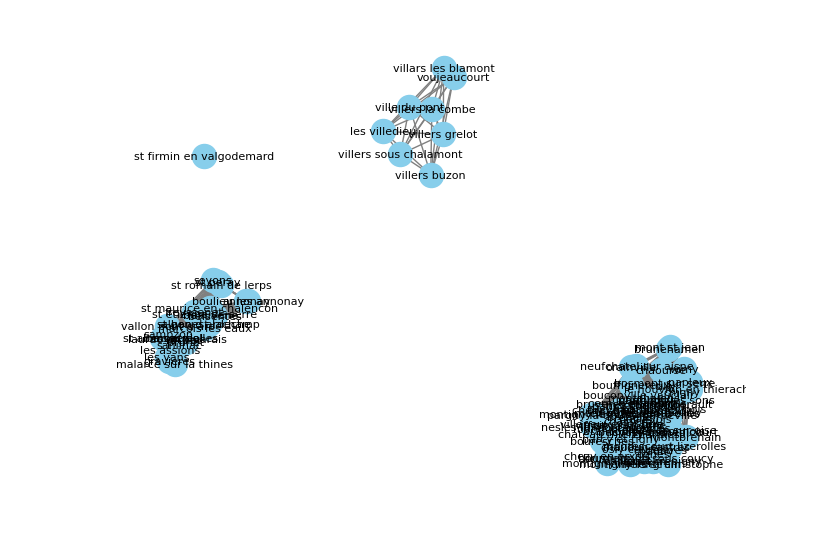
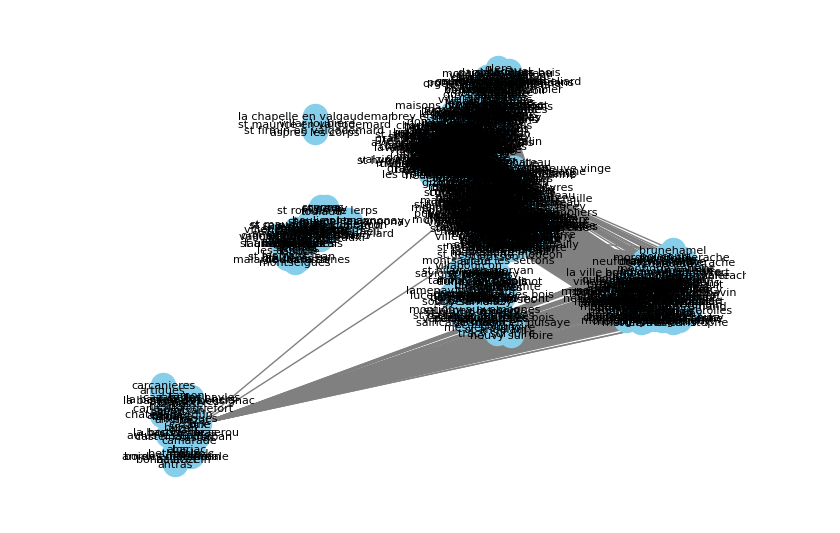
Before and after one commit to JeanBaptiste02/Travel-Order-Resolver, a Jupyter notebook: src/path_algorithm/algorithms/dijkstra_algorithm.ipynb, the cells around one changed output. Saved outputs shown, nothing was run; the diff lists cells and outputs as text; code cells hidden in the pictures.

```diff
--- a/src/path_algorithm/algorithms/dijkstra_algorithm.ipynb
+++ b/src/path_algorithm/algorithms/dijkstra_algorithm.ipynb
@@ -8,11 +8,13 @@ city_data_file = '../dataset/cities.csv'
 def create_graph(city_data_file):
     """Crée un graphe à partir des 100 premières lignes du fichier de données des villes."""
     graph = nx.Graph()
-    df = pd.read_csv(city_data_file, nrows=100)
+    df = pd.read_csv(city_data_file, nrows=1000)
 
+    # Ajouter des noeuds pour chaque ville
     for _, row in df.iterrows():
         graph.add_node(row['label'], pos=(row['latitude'], row['longitude']))
 
+    # Connecte les villes dans le même département ou à moins de 0.5 degrés de distance
     for _, city1 in df.iterrows():
         for _, city2 in df.iterrows():
             if city1['label'] != city2['label']:
@@ -20,6 +22,7 @@ def create_graph(city_data_file):
                 lat2, lon2 = city2['latitude'], city2['longitude']
                 distance = ((lat2 - lat1)**2 + (lon2 - lon1)**2) ** 0.5
 
+                # Connecter si dans le même département ou distance < 0.5
                 if city1['department_name'] == city2['department_name'] or distance < 0.5:
                     graph.add_edge(city1['label'], city2['label'], weight=distance)
 
@@ -42,33 +45,80 @@ def print_path_details(graph, path):
         for i in range(len(path) - 1):
             start = path[i]
             end = path[i + 1]
+            # Récupère le poids (distance) de l'arête entre deux villes consécutives
             distance = graph.edges[start, end]['weight']
             total_distance += distance
             print(f"{start} -> {end} : {distance:.2f} (Distance cumulée : {total_distance:.2f})")
-        print(f"Distance totale : {total_distance:.2f}")
+        print(f"Distance totale : {total_distance:.2f}\n")
     else:
         print("Aucun chemin trouvé.")
 
-def draw_graph(graph):
-    """Affiche le graphe avec les positions des villes."""
+def draw_graph(graph, paths):
+    """Affiche le graphe avec les positions des villes et les chemins en couleur."""
     pos = nx.get_node_attributes(graph, 'pos')
     nx.draw(graph, pos, with_labels=True, node_size=300, font_size=8, node_color="skyblue", edge_color="gray")
+
+    # Coloration des différents chemins pour distinguer les itinéraires
+    colors = ["red", "green", "blue", "purple", "orange"]
+    for i, path_edges in enumerate(paths):
+        nx.draw_networkx_edges(graph, pos, edgelist=path_edges, edge_color=colors[i % len(colors)], width=2)
     plt.show()
 
+# Création du graphe
 graph = create_graph(city_data_file)
-draw_graph(graph)
 
-start_city = 'ville du pont'
-target_city = 'voujeaucourt'
-path, length = dijkstra(graph, start_city, target_city)
-print_path_details(graph, path)
+# Définition des itinéraires à tester avec escales
+itineraries = [
+    ["ville du pont", "voujeaucourt"],
+    ["ville du pont", "montbéliard", "voujeaucourt"],
+    ["sochaux", "audincourt", "voujeaucourt"],
+    ["ville du pont", "sochaux", "montbéliard", "voujeaucourt"],
+    ["exincourt", "voujeaucourt", "montbéliard"]
+]
 
-if path:
-    path_edges = list(zip(path, path[1:]))
-    pos = nx.get_node_attributes(graph, 'pos')
-    nx.draw(graph, pos, with_labels=True, node_size=300, font_size=8, node_color="skyblue", edge_color="gray")
-    nx.draw_networkx_edges(graph, pos=pos, edgelist=path_edges, edge_color="red", width=2)
-    plt.show()
-else:
-    print(f"Aucun chemin trouvé entre {start_city} et {target_city}.")
+# Liste pour stocker les chemins à tracer
+paths_to_draw = []
+
+# Exécution des tests pour chaque itinéraire
+for itinerary in itineraries:
+    print(f"\nItinéraire : {' -> '.join(itinerary)}")
+    cumulative_path = []
+    total_distance = 0
+    valid_itinerary = True
+
+    # Vérifier si chaque ville dans l'itinéraire existe dans le graphe
+    for city in itinerary:
+        if city not in graph:
+            print(f"Ville '{city}' introuvable dans le graphe.")
+            valid_itinerary = False
+            break
+
+    if not valid_itinerary:
+        print("Itinéraire incomplet.\n")
+        continue
+
+    # Parcours de chaque étape dans l'itinéraire
+    for i in range(len(itinerary) - 1):
+        start_city = itinerary[i]
+        target_city = itinerary[i + 1]
+
+        # Recherche du chemin et affichage des détails
+        path, length = dijkstra(graph, start_city, target_city)
+        if path:
+            print_path_details(graph, path)
+            cumulative_path.extend(path) if not cumulative_path else cumulative_path.extend(path[1:])
+            total_distance += length
+            paths_to_draw.append(list(zip(path, path[1:])))
+        else:
+            print(f"Aucun chemin trouvé entre {start_city} et {target_city}.")
+            break  # Arrêter l'itinéraire si une étape n'a pas de chemin valide
+
+    # Affichage de la distance totale de l'itinéraire complet
+    if cumulative_path:
+        print(f"Distance totale de l'itinéraire : {total_distance:.2f}\n")
+    else:
+        print("Itinéraire incomplet.\n")
+
+# Dessin du graphe avec les chemins
+draw_graph(graph, paths_to_draw)
 # %% [output]
@@ -75 +142 @@ else:
-[figure, old version]
+[figure, new version]
```
Also changed, not shown: parts of 1 cell of this notebook.
